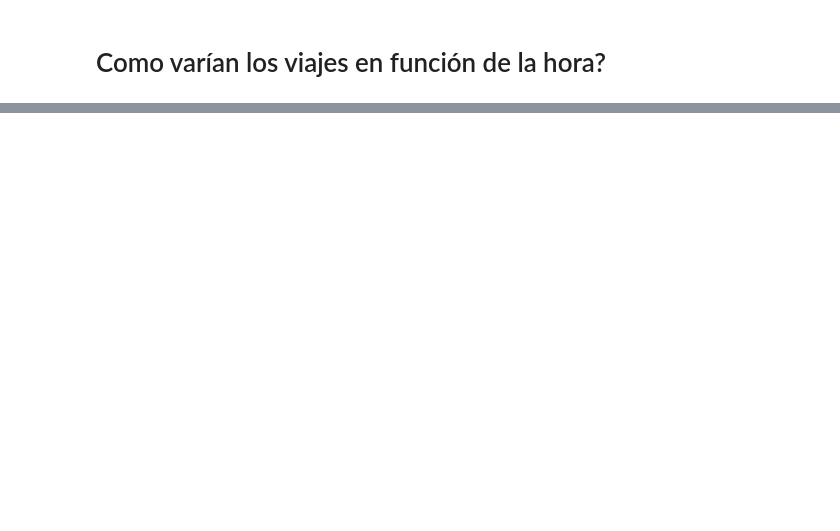
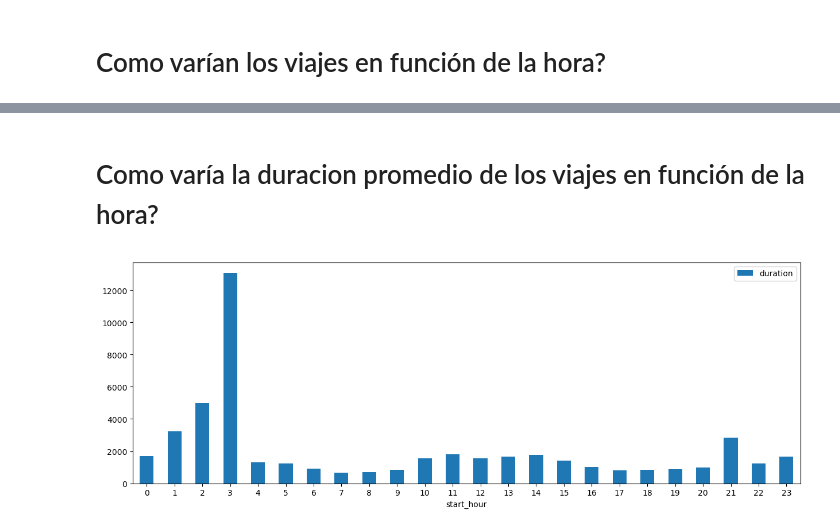
Before and after one commit to Azowyl/TP-Datos, a Jupyter notebook: TP.ipynb, the cells around one changed output, grey strips where cells are left out. Saved outputs shown, nothing was run; the diff lists cells and outputs as text; code cells hidden in the pictures; blank space fills up the shorter version.

```diff
--- a/TP.ipynb
+++ b/TP.ipynb
@@ -204,0 +285,7 @@ trips.sample()
+# %% [markdown]
+# Como varía la duracion promedio de los viajes en función de la hora?
+# %%
+duration_by_hour = trips.loc[:,['start_hour','duration']].groupby('start_hour').mean()
+duration_by_hour.plot(kind='bar',rot=0);
+# %% [output]
+[figure, added]
```
Also changed, not shown: parts of 20 cells of this notebook.
